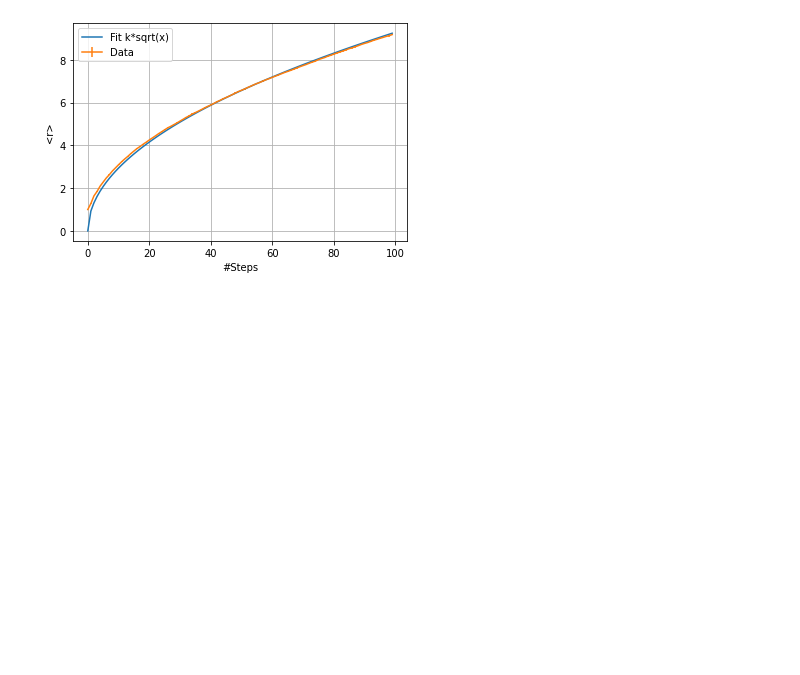
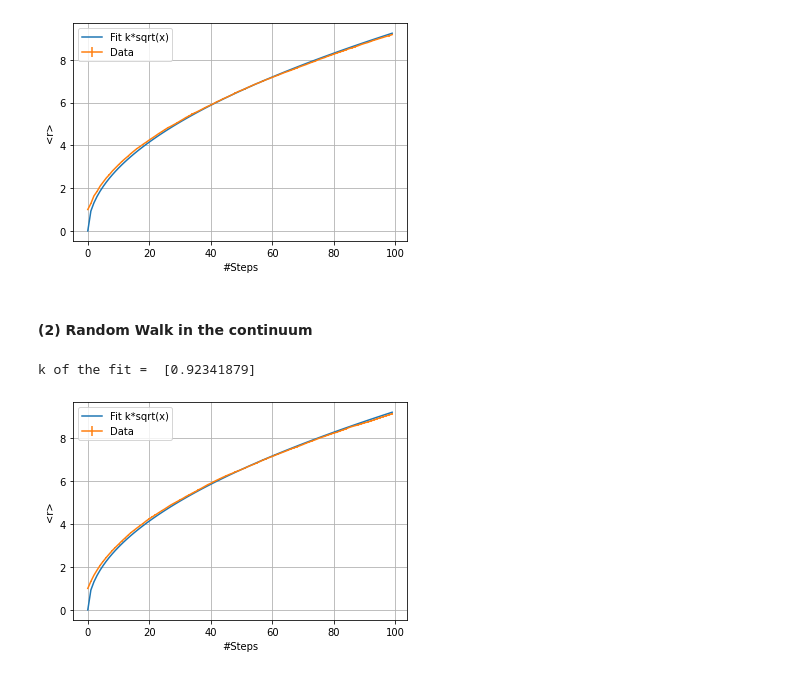
Before and after one commit to mattbona/numerical-simulation-laboratory, a Jupyter notebook: NSL-02/jupyter/LSN_Exercises_02.ipynb, the cells around one changed output. Saved outputs shown, nothing was run; the diff lists cells and outputs as text; code cells hidden in the pictures; blank space fills up the shorter version.

```diff
--- a/NSL-02/jupyter/LSN_Exercises_02.ipynb
+++ b/NSL-02/jupyter/LSN_Exercises_02.ipynb
@@ -102,3 +102,23 @@ plt.show()
 # %% [output]
 k of the fit =  [0.92892895]
 [figure]
+# %% [markdown]
+#### (2) Random Walk in the continuum
+# %%
+prog_distance = np.loadtxt("../data/EX02_2(2).dat", usecols=0)
+distance_error = np.loadtxt("../data/EX02_2(2).dat", usecols=1)
+
+params, params_covariance = optimize.curve_fit(test_func, steps_number, prog_distance)
+print("k of the fit = ", params)
+
+plt.plot(steps_number, test_func(steps_number, params), label="Fit k*sqrt(x)")
+plt.errorbar(x, prog_distance, yerr=distance_error, label="Data")
+plt.legend(loc="upper left")
+
+plt.xlabel('#Steps')
+plt.ylabel('<r>')
+plt.grid(True)
+plt.show()
+# %% [output]
+k of the fit =  [0.92341879]
+[figure, added]
```
Also changed, not shown: parts of 1 cell of this notebook, 2 other files.
